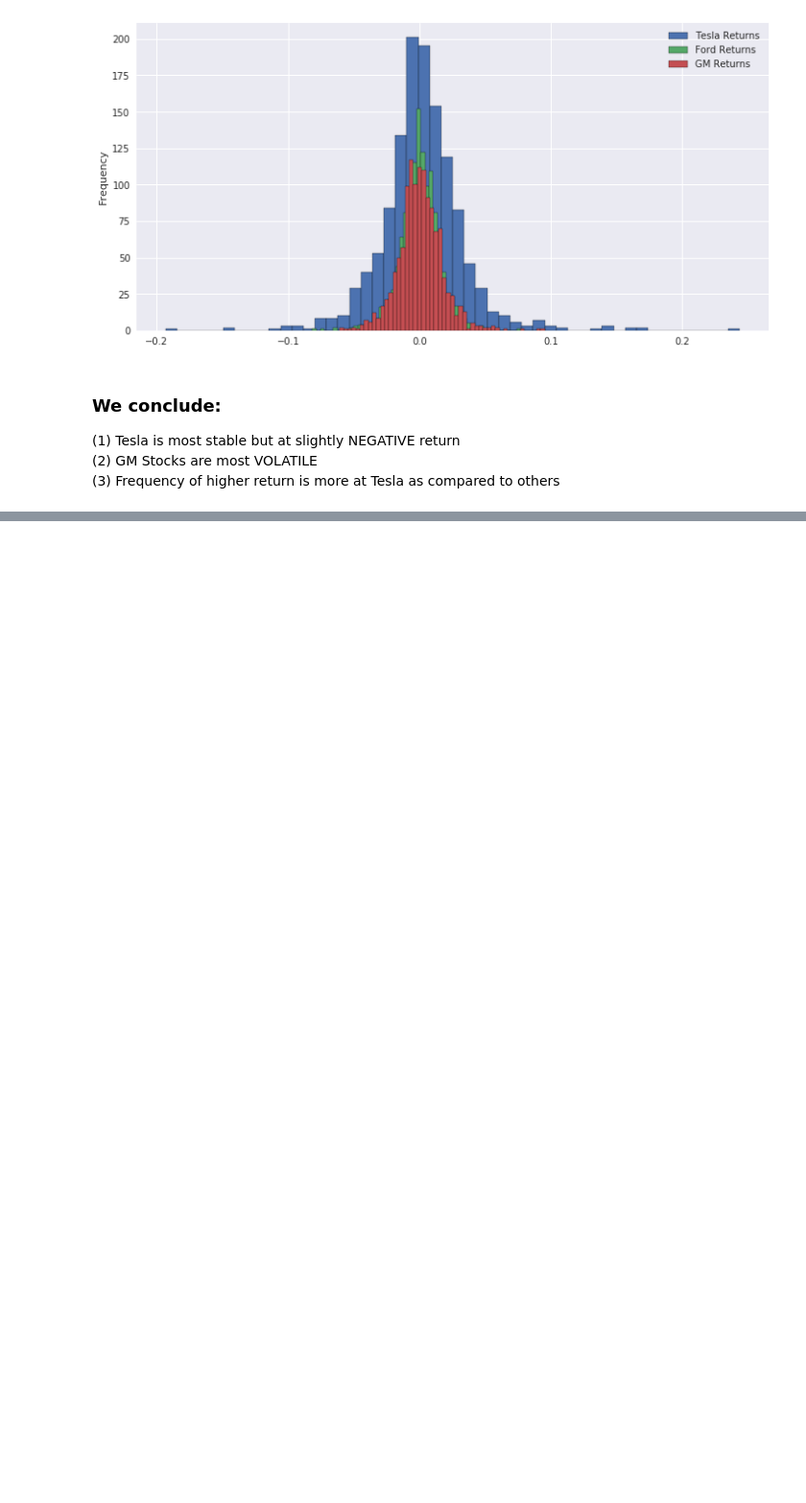
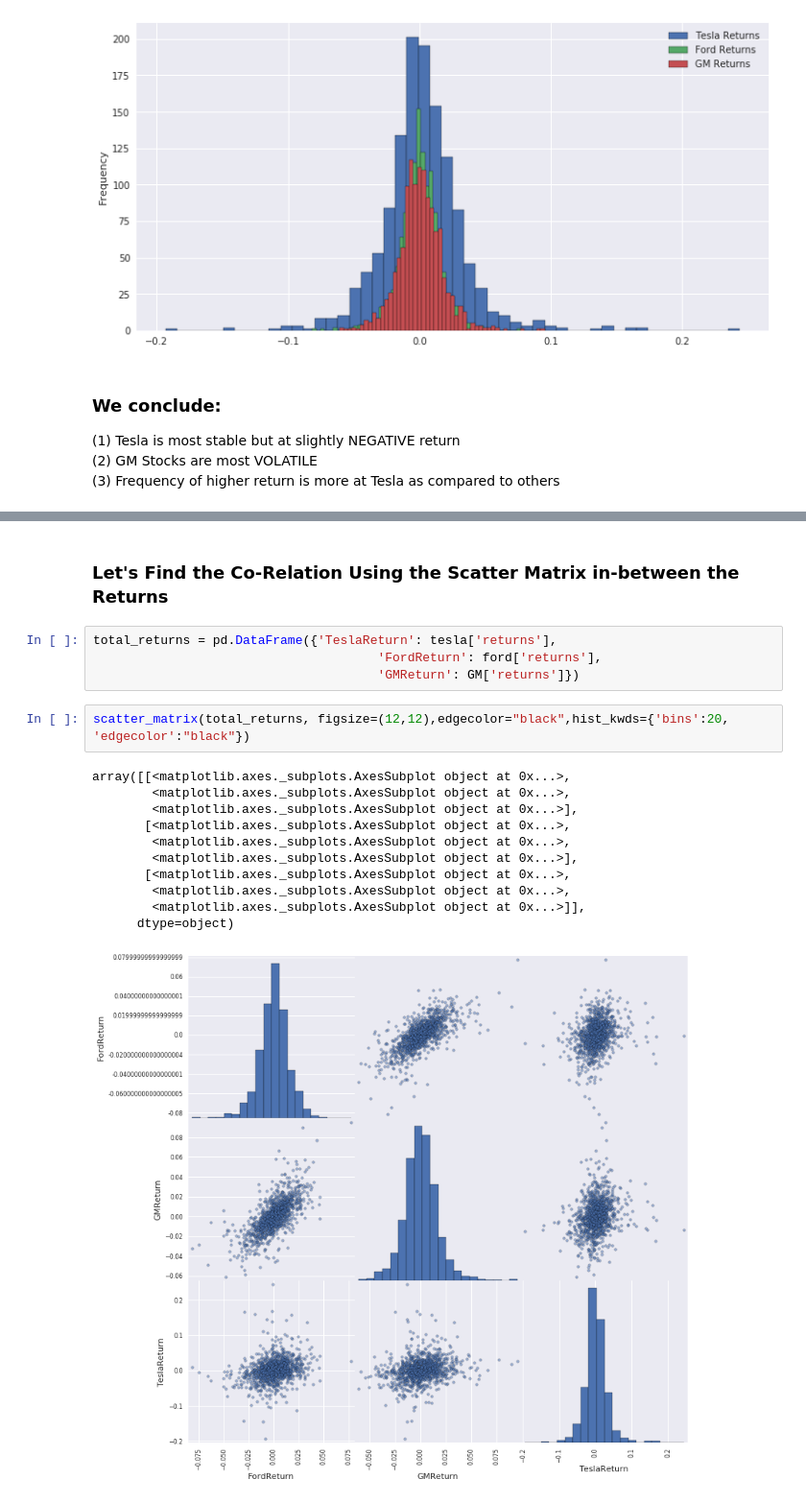
Before and after one commit to HeadHunTeR779/Stock-Analysis-of-Automobile-Giants, a Jupyter notebook: Stock_Analysis.ipynb, the cells around one changed output, grey strips where cells are left out. Shown at 96% size. Saved outputs shown, nothing was run; the diff lists cells and outputs as text; blank space fills up the shorter version.

```diff
--- a/Stock_Analysis.ipynb
+++ b/Stock_Analysis.ipynb
@@ -299,0 +325,20 @@ plt.legend()
+# %% [markdown]
+### Let's Find the Co-Relation Using the Scatter Matrix in-between the Returns
+# %%
+total_returns = pd.DataFrame({'TeslaReturn': tesla['returns'],
+                                      'FordReturn': ford['returns'],
+                                      'GMReturn': GM['returns']})
+# %%
+scatter_matrix(total_returns, figsize=(12,12),edgecolor="black",hist_kwds={'bins':20, 'edgecolor':"black"})
+# %% [output]
+array([[<matplotlib.axes._subplots.AxesSubplot object at 0x...>,
+        <matplotlib.axes._subplots.AxesSubplot object at 0x...>,
+        <matplotlib.axes._subplots.AxesSubplot object at 0x...>],
+       [<matplotlib.axes._subplots.AxesSubplot object at 0x...>,
+        <matplotlib.axes._subplots.AxesSubplot object at 0x...>,
+        <matplotlib.axes._subplots.AxesSubplot object at 0x...>],
+       [<matplotlib.axes._subplots.AxesSubplot object at 0x...>,
+        <matplotlib.axes._subplots.AxesSubplot object at 0x...>,
+        <matplotlib.axes._subplots.AxesSubplot object at 0x...>]],
+      dtype=object)
+[figure, added]
```
Also changed, not shown: parts of 8 cells of this notebook.
